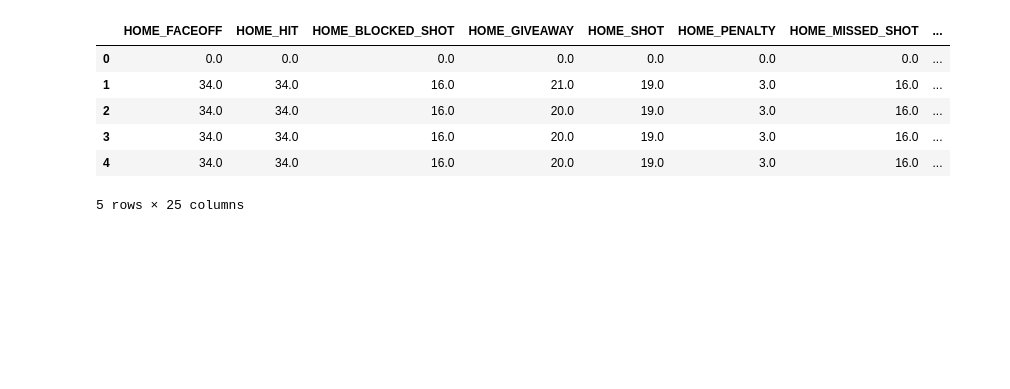
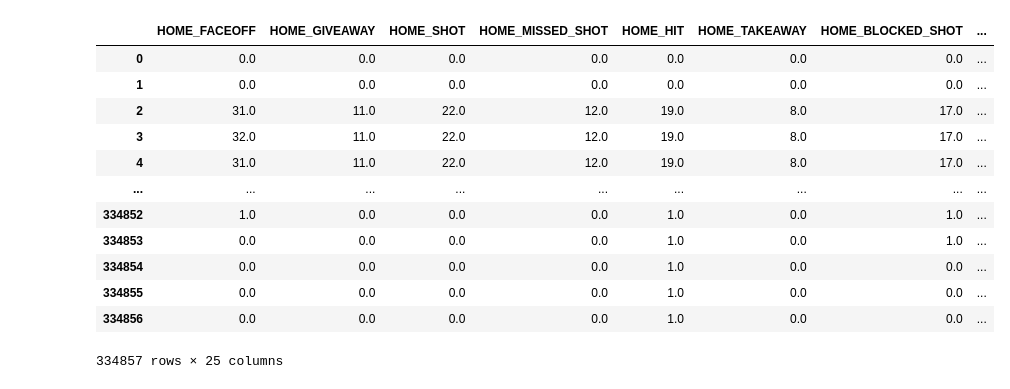
Before and after one commit to jeffxhansen/NHL_Win_Predictor, a Jupyter notebook: benj.ipynb, the cells around one changed output. Cells and saved outputs as stored; diff of their text form; code cells hidden in the pictures; blank space fills up the shorter version.

```diff
--- a/benj.ipynb
+++ b/benj.ipynb
@@ -99,0 +117,5 @@ away = away_df.copy()
+# %%
+final = final_df
+# %%
+home = final[final.HOME == 1]
+away = final[final.HOME == 0]
@@ -108,14 +146,14 @@ def merge_home_away(home_df, away_df):
 
      full = pd.merge(home_df, away_df, on=['TIME_REMAINING', 'WIN', 'GAME_ID'], how='outer')
 
-     # if home_df has 1 in WIN column than make all the values in the WIN column 1
-     if 1 in home_df.WIN.unique():
-          full.WIN = 1
-     elif 1 in away_df.WIN.unique():
-          full.WIN = 0
+     # # if home_df has 1 in WIN column than make all the values in the WIN column 1
+     # if 1 in home_df.WIN.unique():
+     #      full.WIN = 1
+     # elif 1 in away_df.WIN.unique():
+     #      full.WIN = 0
 
      full.drop(columns=['HOME_HOME', 'AWAY_HOME'])
-     full = full.sort_values(by='TIME_REMAINING')
+     full = full.groupby('GAME_ID').apply(lambda x: x.sort_values(by='TIME_REMAINING')).reset_index(drop=True)
      full.fillna(method='ffill', inplace=True)
      full.fillna(0, inplace=True)
 
@@ -125,16 +163,22 @@ full = merge_home_away(home, away)
 # %%
 # put WIN at the end
 cols = list(full.columns)
 cols.remove('WIN')
 cols.append('WIN')
 
 full = full[cols]
-full.head()
+full
 # %% [output]
-|  | HOME_FACEOFF | HOME_HIT | HOME_BLOCKED_SHOT | HOME_GIVEAWAY | HOME_SHOT | HOME_PENALTY | HOME_MISSED_SHOT | ... |
+|  | HOME_FACEOFF | HOME_GIVEAWAY | HOME_SHOT | HOME_MISSED_SHOT | HOME_HIT | HOME_TAKEAWAY | HOME_BLOCKED_SHOT | ... |
 | 0 | 0.0 | 0.0 | 0.0 | 0.0 | 0.0 | 0.0 | 0.0 | ... |
-| 1 | 34.0 | 34.0 | 16.0 | 21.0 | 19.0 | 3.0 | 16.0 | ... |
-| 2 | 34.0 | 34.0 | 16.0 | 20.0 | 19.0 | 3.0 | 16.0 | ... |
-| 3 | 34.0 | 34.0 | 16.0 | 20.0 | 19.0 | 3.0 | 16.0 | ... |
-| 4 | 34.0 | 34.0 | 16.0 | 20.0 | 19.0 | 3.0 | 16.0 | ... |
+| 1 | 0.0 | 0.0 | 0.0 | 0.0 | 0.0 | 0.0 | 0.0 | ... |
+| 2 | 31.0 | 11.0 | 22.0 | 12.0 | 19.0 | 8.0 | 17.0 | ... |
+| 3 | 32.0 | 11.0 | 22.0 | 12.0 | 19.0 | 8.0 | 17.0 | ... |
+| 4 | 31.0 | 11.0 | 22.0 | 12.0 | 19.0 | 8.0 | 17.0 | ... |
+| ... | ... | ... | ... | ... | ... | ... | ... | ... |
+| 334852 | 1.0 | 0.0 | 0.0 | 0.0 | 1.0 | 0.0 | 1.0 | ... |
+| 334853 | 0.0 | 0.0 | 0.0 | 0.0 | 1.0 | 0.0 | 1.0 | ... |
+| 334854 | 0.0 | 0.0 | 0.0 | 0.0 | 1.0 | 0.0 | 0.0 | ... |
+| 334855 | 0.0 | 0.0 | 0.0 | 0.0 | 1.0 | 0.0 | 0.0 | ... |
+| 334856 | 0.0 | 0.0 | 0.0 | 0.0 | 1.0 | 0.0 | 0.0 | ... |
-5 rows × 25 columns
+334857 rows × 25 columns
```
Also changed, not shown: parts of 12 cells of this notebook.
